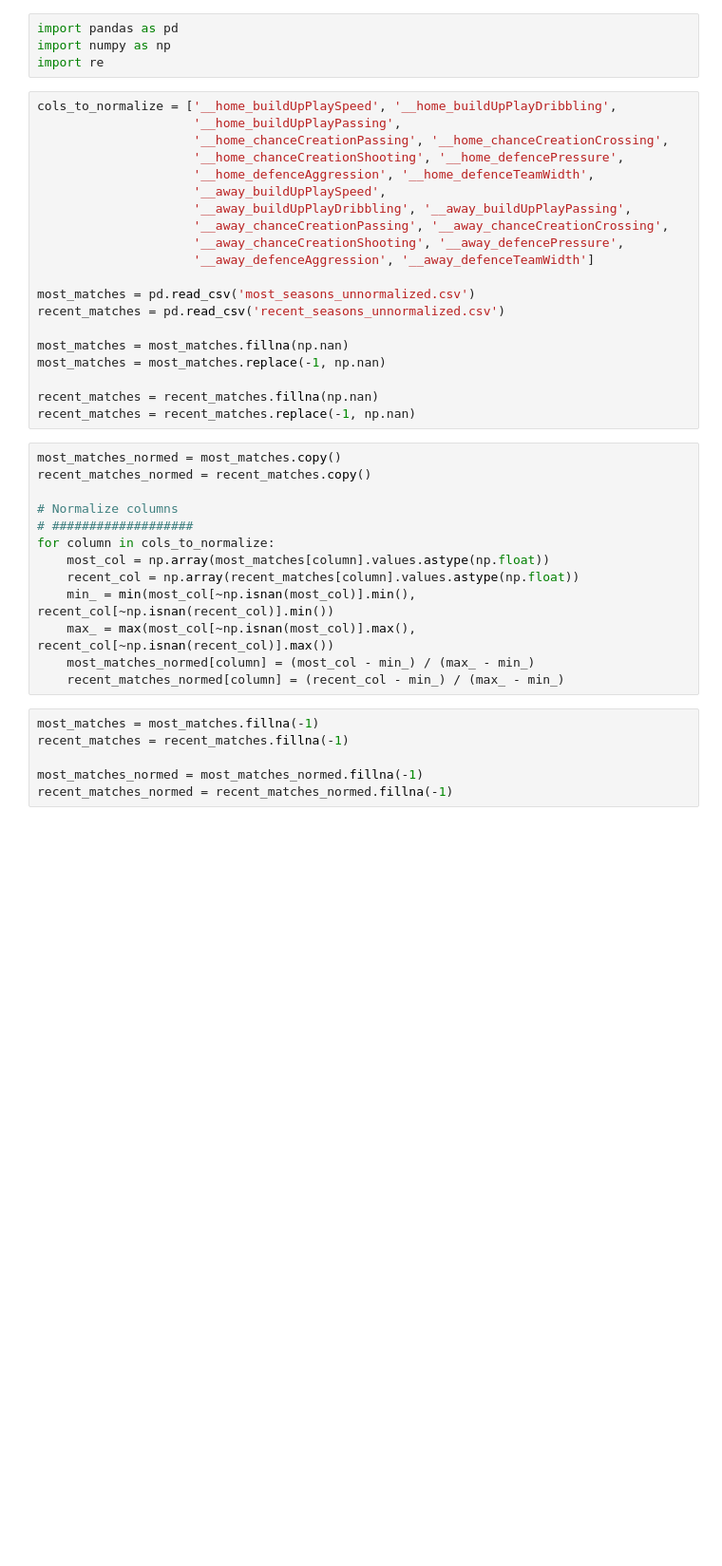
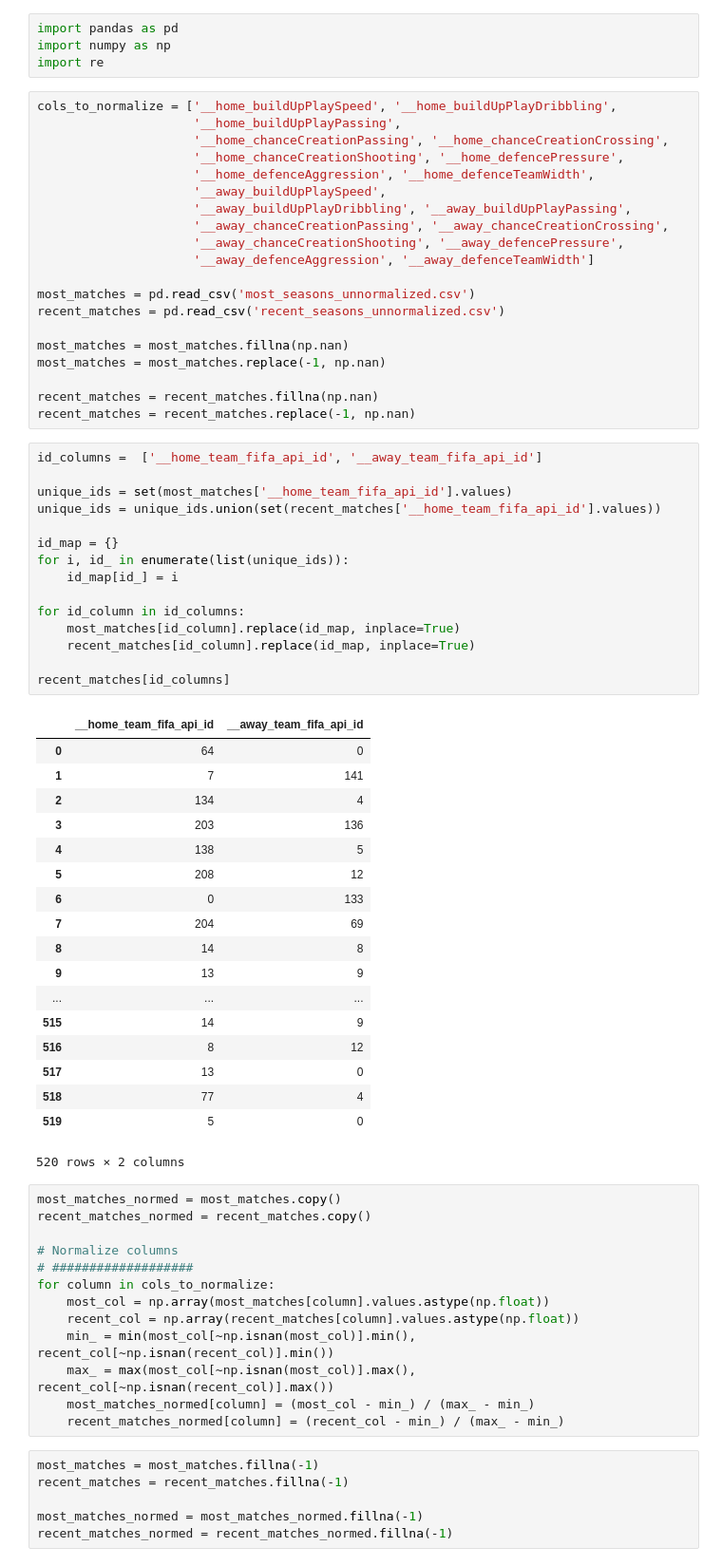
Before and after one commit to zsimone10/FIFABets, a Jupyter notebook: normalize_data.ipynb, the cells around one changed output. Shown at 95% size. Saved outputs shown, nothing was run; the diff lists cells and outputs as text; blank space fills up the shorter version.

```diff
--- a/normalize_data.ipynb
+++ b/normalize_data.ipynb
@@ -22,6 +22,40 @@ most_matches = most_matches.replace(-1, np.nan)
 
 recent_matches = recent_matches.fillna(np.nan)
 recent_matches = recent_matches.replace(-1, np.nan)
+# %%
+id_columns =  ['__home_team_fifa_api_id', '__away_team_fifa_api_id']
+
+unique_ids = set(most_matches['__home_team_fifa_api_id'].values)
+unique_ids = unique_ids.union(set(recent_matches['__home_team_fifa_api_id'].values))
+
+id_map = {}
+for i, id_ in enumerate(list(unique_ids)):
+    id_map[id_] = i
+
+for id_column in id_columns:
+    most_matches[id_column].replace(id_map, inplace=True)
+    recent_matches[id_column].replace(id_map, inplace=True)
+
+recent_matches[id_columns]
+# %% [output]
+|  | __home_team_fifa_api_id | __away_team_fifa_api_id |
+| 0 | 64 | 0 |
+| 1 | 7 | 141 |
+| 2 | 134 | 4 |
+| 3 | 203 | 136 |
+| 4 | 138 | 5 |
+| 5 | 208 | 12 |
+| 6 | 0 | 133 |
+| 7 | 204 | 69 |
+| 8 | 14 | 8 |
+| 9 | 13 | 9 |
+| ... | ... | ... |
+| 515 | 14 | 9 |
+| 516 | 8 | 12 |
+| 517 | 13 | 0 |
+| 518 | 77 | 4 |
+| 519 | 5 | 0 |
+520 rows × 2 columns
 # %%
 most_matches_normed = most_matches.copy()
 recent_matches_normed = recent_matches.copy()
```
Also changed, not shown: parts of 2 cells of this notebook, 3 other files.
